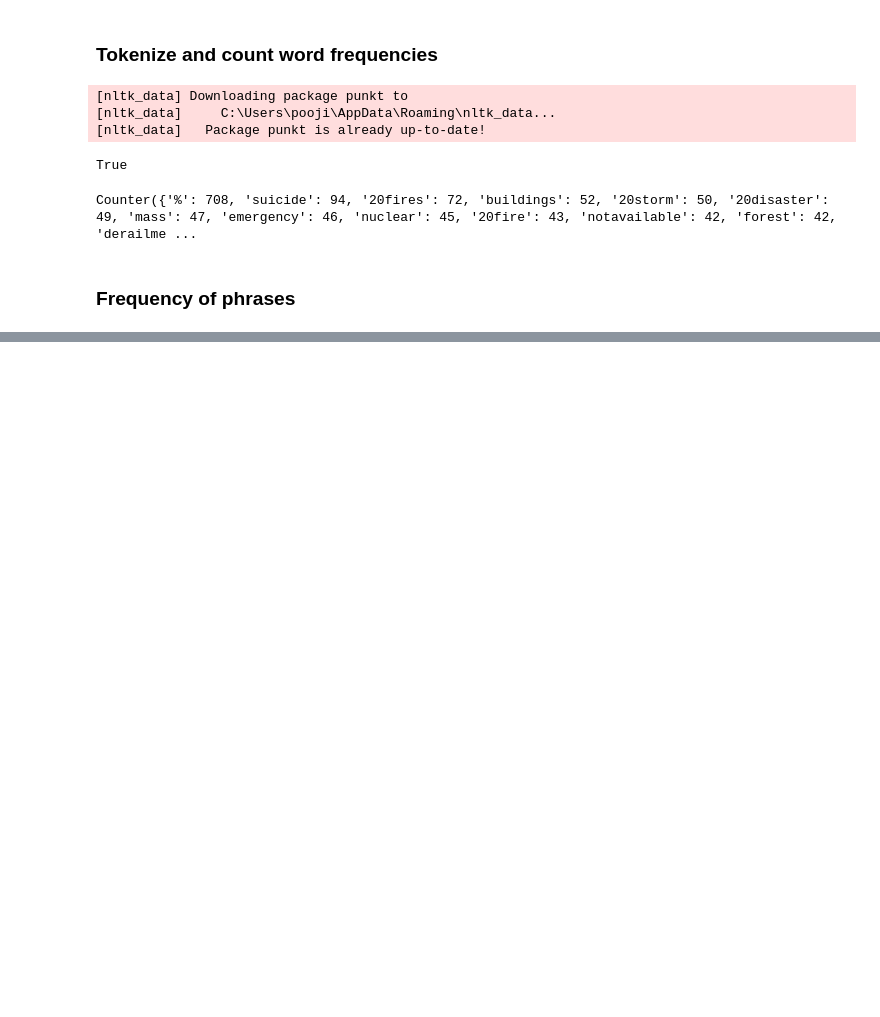
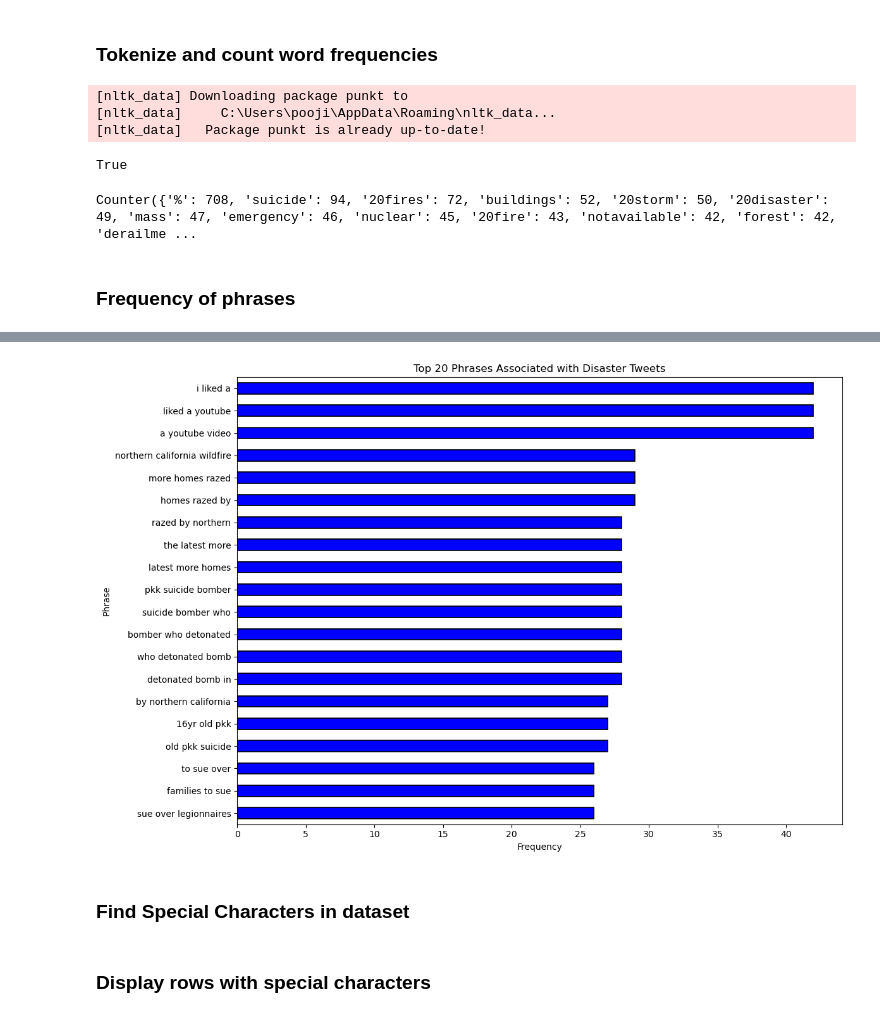
Before and after one commit to Hemamagam/Project-7-NLP-Project-for-Disaster-Tweet-Classification, a Jupyter notebook: Task1- Data Exploration & Preparation.ipynb, the cells around one changed output, grey strips where cells are left out. Saved outputs shown, nothing was run; the diff lists cells and outputs as text; code cells hidden in the pictures; blank space fills up the shorter version.

```diff
--- a/Task1- Data Exploration & Preparation.ipynb
+++ b/Task1- Data Exploration & Preparation.ipynb
@@ -182,0 +149,24 @@ f o r e s t : 42
+# %%
+from collections import Counter
+import re
+
+# Function to preprocess text and extract phrases
+def extract_phrases(text, n=3):
+    text = re.sub(r'[^\w\s]', '', text.lower())  # Remove punctuation and convert to lowercase
+    words = text.split()
+    phrases = [' '.join(words[i:i+n]) for i in range(len(words)-n+1)]
+    return phrases
+
+# Apply the function to the disaster tweets
+disaster_tweets['phrases'] = nlp_data['text'].apply(extract_phrases)
+
+# Flatten the list of phrases
+all_phrases = [phrase for sublist in disaster_tweets['phrases'] for phrase in sublist]
+
+# Count the frequency of each phrase
+phrase_freq = Counter(all_phrases)
+
+# Get the top 20 phrases
+top_phrases = phrase_freq.most_common(20)
+
+top_phrases
@@ -182,0 +198,13 @@ f o r e s t : 42
+# %%
+# Plot the top 20 phrases
+plt.figure(figsize=(12, 8))
+pd.Series(dict(top_phrases)).sort_values().plot(kind='barh', color='blue', edgecolor='black', linewidth=1.2)
+plt.title('Top 20 Phrases Associated with Disaster Tweets')
+plt.xlabel('Frequency')
+plt.ylabel('Phrase')
+plt.tight_layout()
+plt.show()
+# %% [output]
+[figure, added]
+# %% [markdown]
+### Find Special Characters in dataset
@@ -182,0 +219,2 @@ f o r e s t : 42
+# %% [markdown]
+### Display rows with special characters
```
Also changed, not shown: parts of 10 cells of this notebook.
